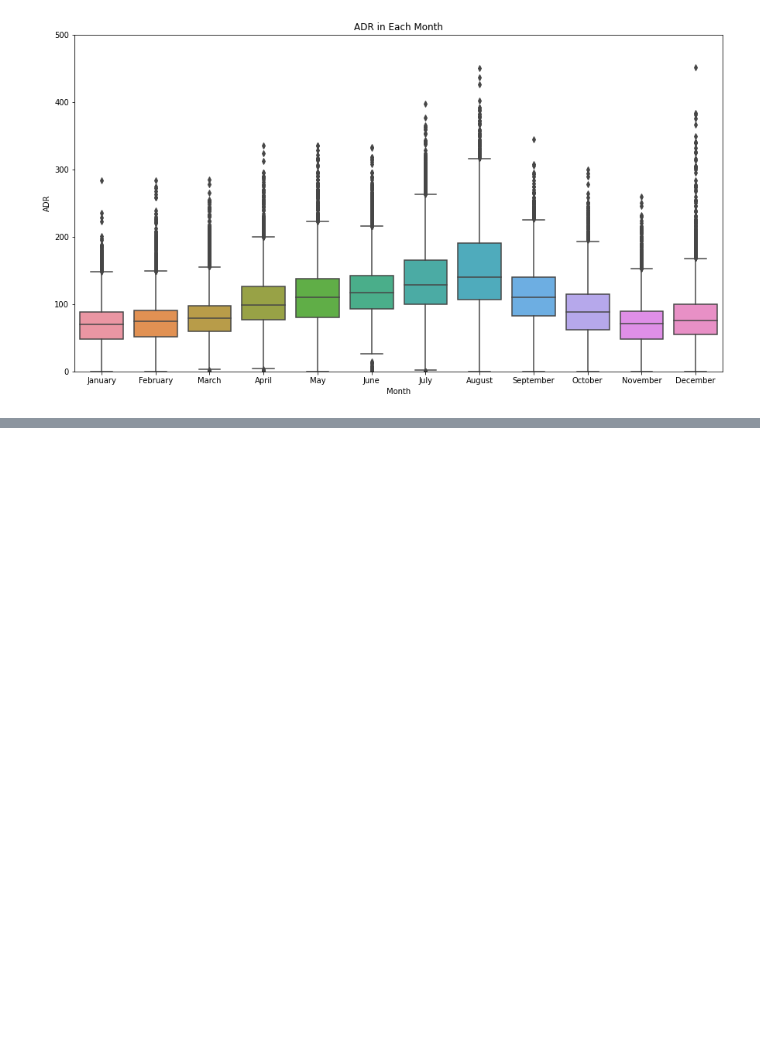
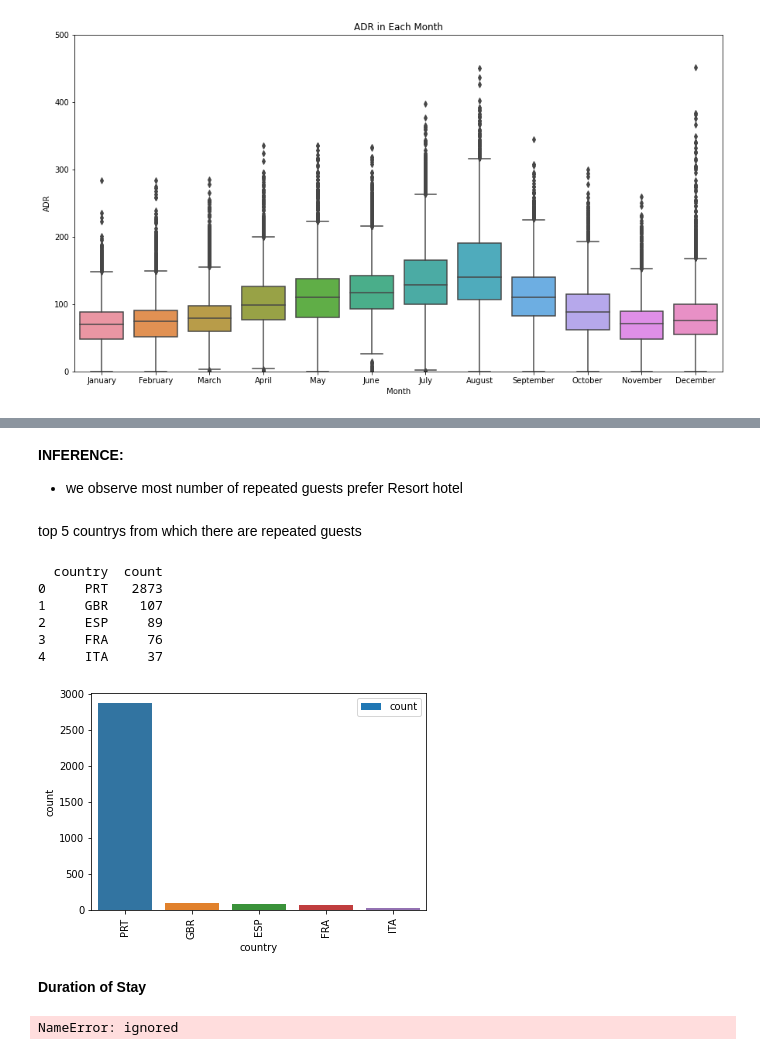
Before and after one commit to rimshaharmaen/EDA-Hotel-Booking-Analysis, a Jupyter notebook: Rimsha_Harmaen_Hotel_Booking.ipynb, the cells around one changed output, grey strips where cells are left out. Drawn from its saved outputs; the diff is of its cells as text; code cells hidden in the pictures; blank space fills up the shorter version.

```diff
--- a/Rimsha_Harmaen_Hotel_Booking.ipynb
+++ b/Rimsha_Harmaen_Hotel_Booking.ipynb
@@ -409,0 +447,26 @@ plt.show()
+# %% [markdown]
+**INFERENCE:**
+
+*   we observe most number of repeated guests prefer Resort hotel
+# %% [markdown]
+top 5 countrys from which there are repeated guests
+# %%
+rg_df=df[df["is_repeated_guest"]==1].value_counts().reset_index()
+rg_country_df=(rg_df.groupby("country").size()).reset_index()
+rg_country_df.rename(columns={0:"count"},inplace=True)
+rg_country_df=rg_country_df.sort_values("count",ascending = False).reset_index()
+rg_country_df.drop("index",axis=1,inplace=True)
+rg_country_df=rg_country_df[:5]
+rg_country_df.plot(kind="bar")
+sns.barplot(x = rg_country_df["country"], y =rg_country_df["count"] )
+print(rg_country_df)
+# %% [output]
+  country  count
+0     PRT   2873
+1     GBR    107
+2     ESP     89
+3     FRA     76
+4     ITA     37
+[figure, added]
+# %% [markdown]
+**Duration of Stay**
@@ -409,0 +476,4 @@ plt.show()
+# %%
+df=df[df[is_cancelled]==0]
+# %% [output]
+NameError: ignored
```
Also changed, not shown: parts of 6 cells of this notebook.
